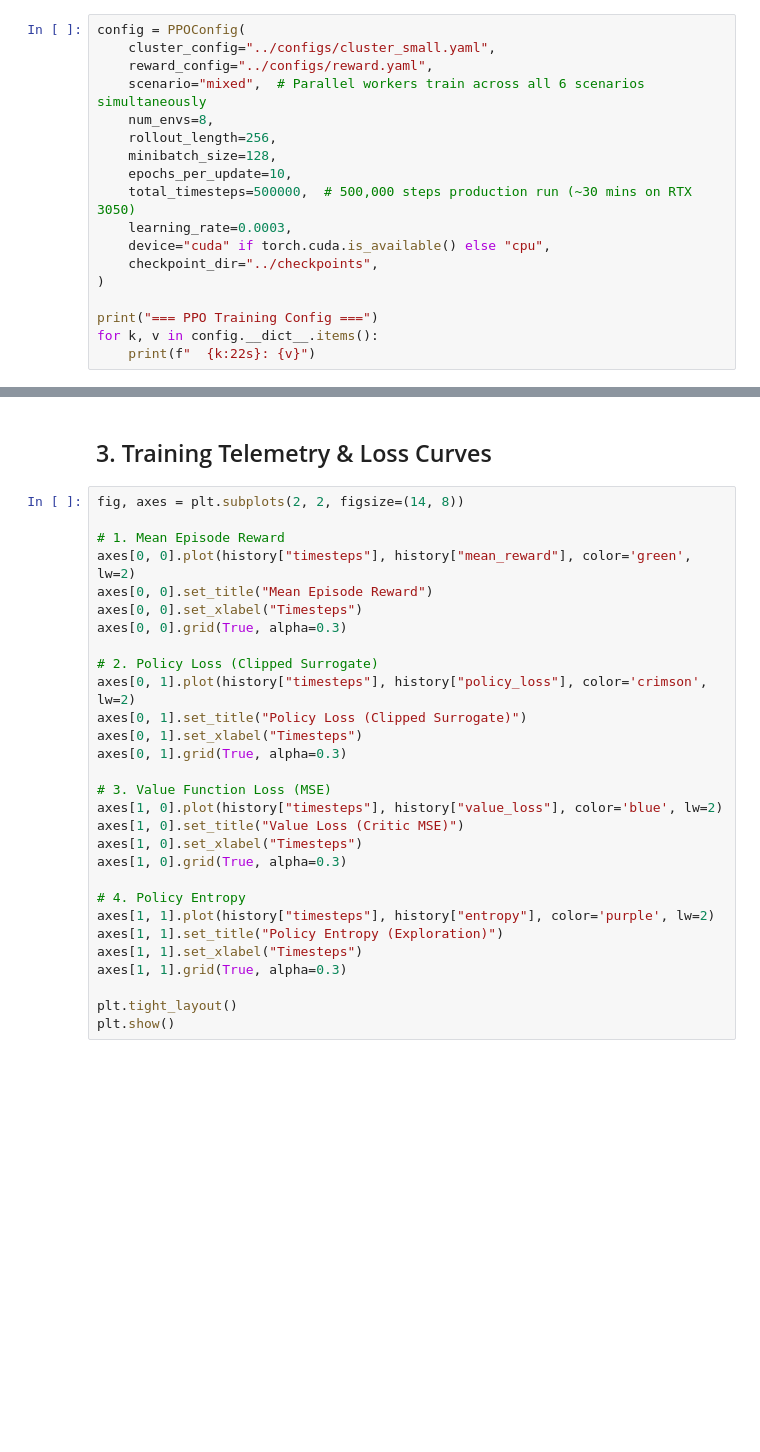
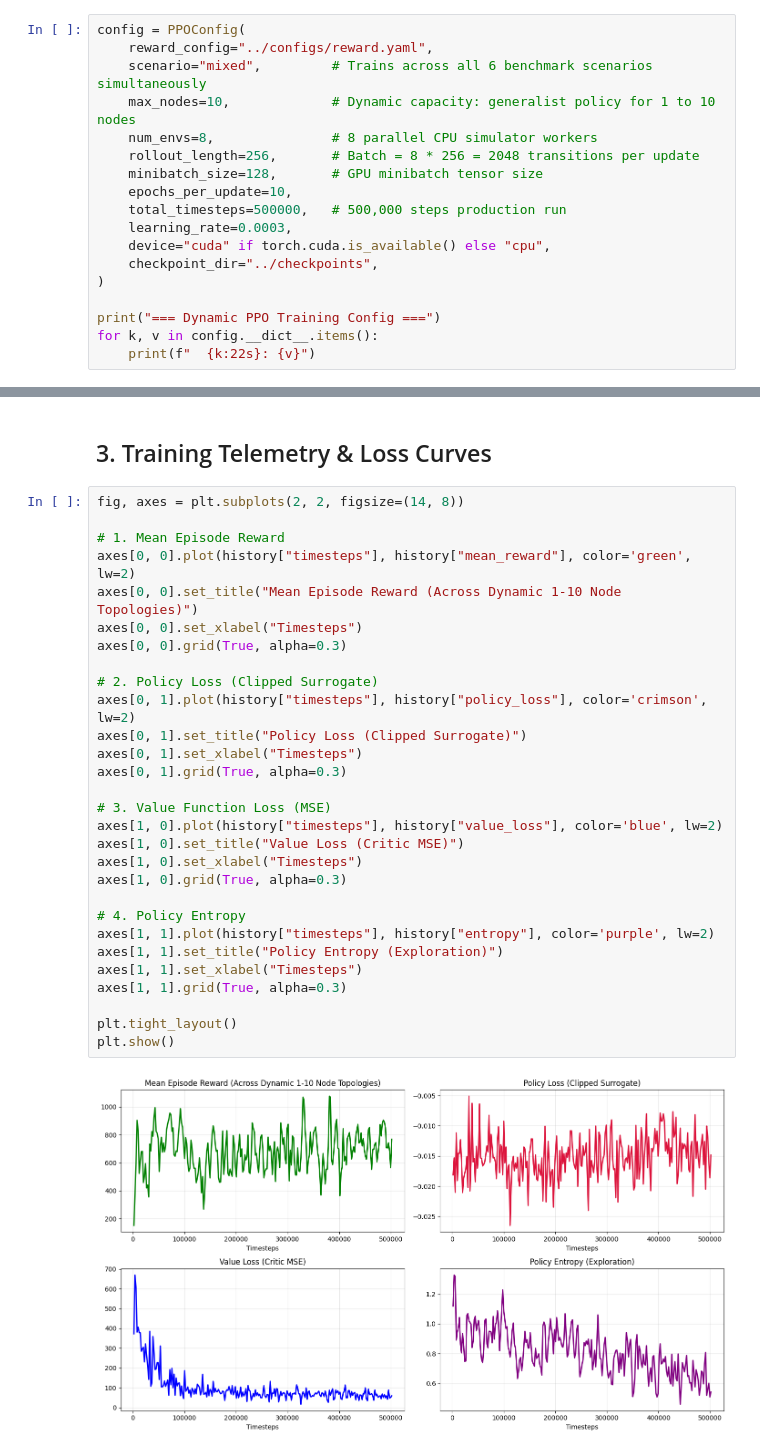
Before and after one commit to ujwal-s-r/RL_PPO_proj, a Jupyter notebook: GPU_scheduling_sim/notebooks/05_ppo_training.ipynb, the cells around one changed output, grey strips where cells are left out. Cells and saved outputs as stored; diff of their text form; blank space fills up the shorter version.

Commit message:
UI part 2 and new policy trained

```diff
--- a/GPU_scheduling_sim/notebooks/05_ppo_training.ipynb
+++ b/GPU_scheduling_sim/notebooks/05_ppo_training.ipynb
@@ -33,19 +34,19 @@ Active Device: NVIDIA GeForce RTX 3050 Laptop GPU
 # %%
 config = PPOConfig(
-    cluster_config="../configs/cluster_small.yaml",
     reward_config="../configs/reward.yaml",
-    scenario="mixed",  # Parallel workers train across all 6 scenarios simultaneously
-    num_envs=8,
-    rollout_length=256,
-    minibatch_size=128,
+    scenario="mixed",         # Trains across all 6 benchmark scenarios simultaneously
+    max_nodes=10,             # Dynamic capacity: generalist policy for 1 to 10 nodes
+    num_envs=8,               # 8 parallel CPU simulator workers
+    rollout_length=256,       # Batch = 8 * 256 = 2048 transitions per update
+    minibatch_size=128,       # GPU minibatch tensor size
     epochs_per_update=10,
-    total_timesteps=500000,  # 500,000 steps production run (~30 mins on RTX 3050)
+    total_timesteps=500000,   # 500,000 steps production run
     learning_rate=0.0003,
     device="cuda" if torch.cuda.is_available() else "cpu",
     checkpoint_dir="../checkpoints",
 )
 
-print("=== PPO Training Config ===")
+print("=== Dynamic PPO Training Config ===")
 for k, v in config.__dict__.items():
     print(f"  {k:22s}: {v}")
 # %% [output]
@@ -85,29 +100,31 @@ Step 030720/500000 | FPS: 234 | Mean Rew: +302.39 | Loss(P): -0.0073 | Loss(V):
 # %%
 fig, axes = plt.subplots(2, 2, figsize=(14, 8))
 
 # 1. Mean Episode Reward
 axes[0, 0].plot(history["timesteps"], history["mean_reward"], color='green', lw=2)
-axes[0, 0].set_title("Mean Episode Reward")
+axes[0, 0].set_title("Mean Episode Reward (Across Dynamic 1-10 Node Topologies)")
 axes[0, 0].set_xlabel("Timesteps")
 axes[0, 0].grid(True, alpha=0.3)
 
 # 2. Policy Loss (Clipped Surrogate)
 axes[0, 1].plot(history["timesteps"], history["policy_loss"], color='crimson', lw=2)
 axes[0, 1].set_title("Policy Loss (Clipped Surrogate)")
 axes[0, 1].set_xlabel("Timesteps")
 axes[0, 1].grid(True, alpha=0.3)
 
 # 3. Value Function Loss (MSE)
 axes[1, 0].plot(history["timesteps"], history["value_loss"], color='blue', lw=2)
 axes[1, 0].set_title("Value Loss (Critic MSE)")
 axes[1, 0].set_xlabel("Timesteps")
 axes[1, 0].grid(True, alpha=0.3)
 
 # 4. Policy Entropy
 axes[1, 1].plot(history["timesteps"], history["entropy"], color='purple', lw=2)
 axes[1, 1].set_title("Policy Entropy (Exploration)")
 axes[1, 1].set_xlabel("Timesteps")
 axes[1, 1].grid(True, alpha=0.3)
 
 plt.tight_layout()
 plt.show()
+# %% [output]
+[figure, added]
```
Also changed, not shown: parts of 6 cells of this notebook, 13 other files.
